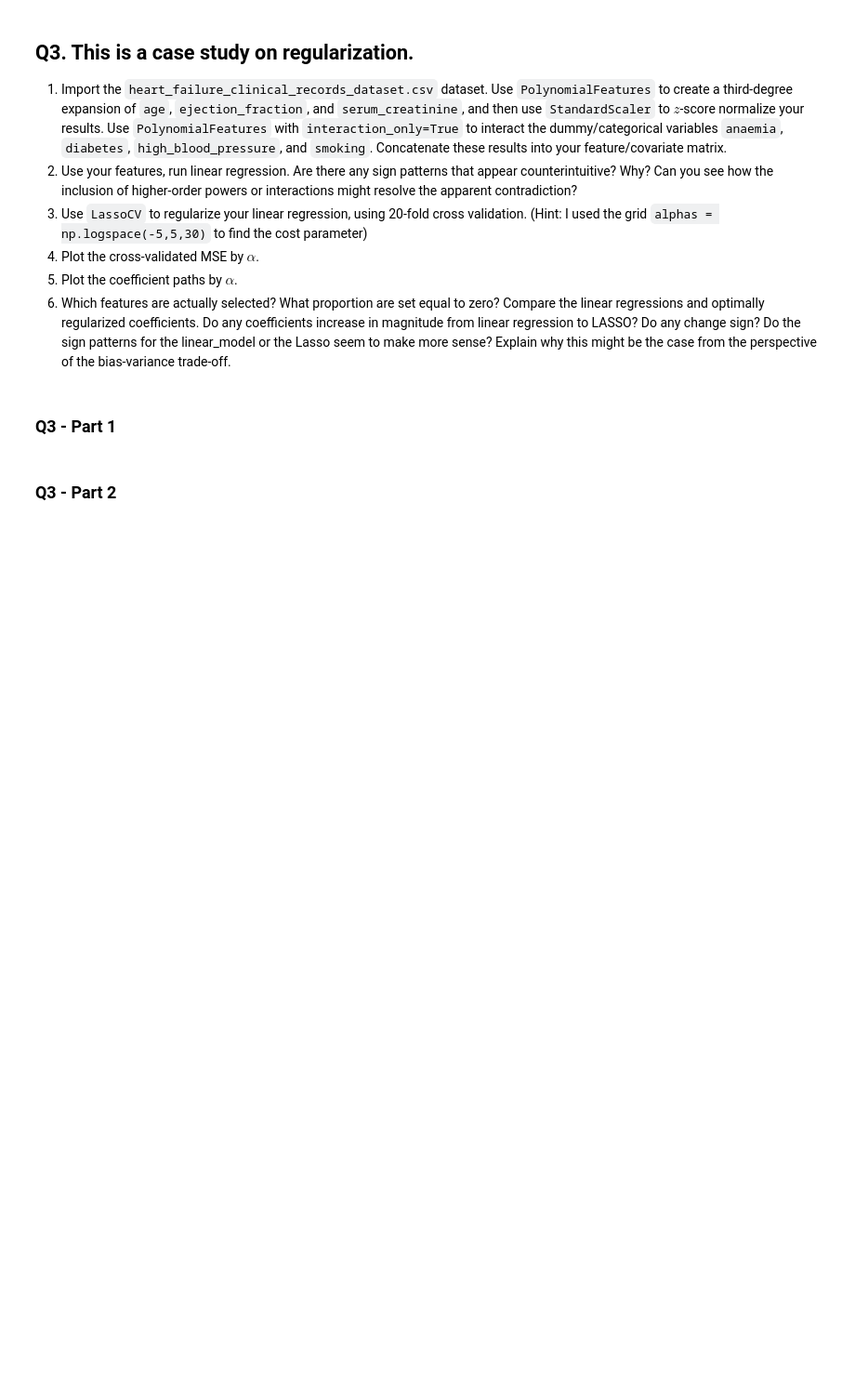
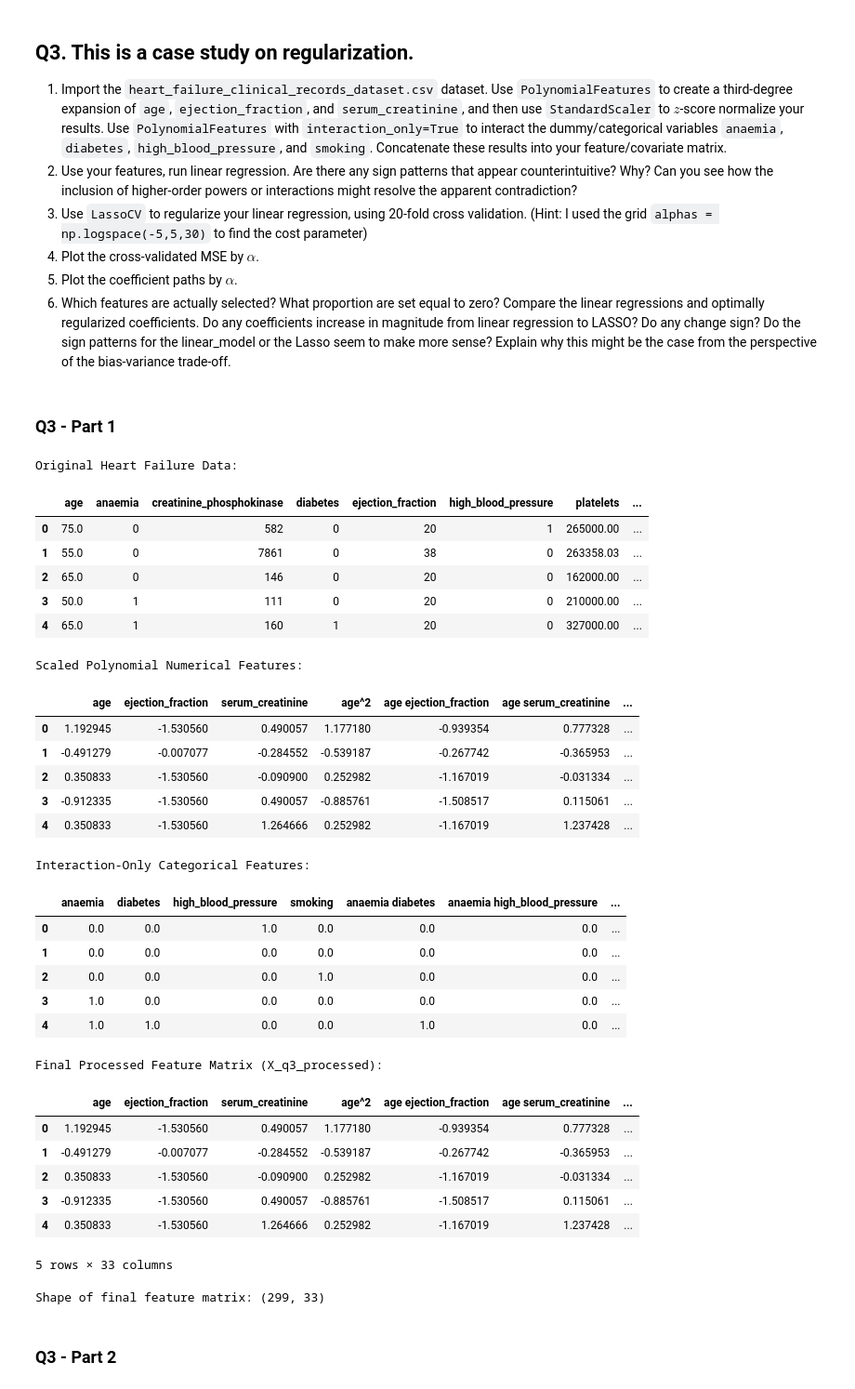
Before and after one commit to thomashooks53/undergrad_ml_assignments, a Jupyter notebook: 04_assignment_regularization.ipynb, the cells around one changed output. Shown at 93% size. Drawn from its saved outputs; the diff is of its cells as text; code cells hidden in the pictures; blank space fills up the shorter version.

```diff
--- a/04_assignment_regularization.ipynb
+++ b/04_assignment_regularization.ipynb
@@ -310,5 +310,76 @@ Looking at the comparison table of linear regression coefficients and Lasso-regu
 6. Which features are actually selected? What proportion are set equal to zero? Compare the linear regressions and optimally regularized coefficients. Do any coefficients increase in magnitude from linear regression to LASSO? Do any change sign? Do the sign patterns for the linear_model or the Lasso seem to make more sense? Explain why this might be the case from the perspective of the bias-variance trade-off.
 # %% [markdown]
 ### Q3 - Part 1
+# %%
+import pandas as pd
+from sklearn.preprocessing import PolynomialFeatures, StandardScaler
+
+heart_df = pd.read_csv('./data/heart_failure_clinical_records_dataset.csv')
+print("Original Heart Failure Data:")
+display(heart_df.head())
+
+num_features = ['age', 'ejection_fraction', 'serum_creatinine']
+X_num = heart_df[num_features]
+
+poly_num = PolynomialFeatures(degree=3, include_bias=False)
+X_num_poly = poly_num.fit_transform(X_num)
+poly_num_feature_names = poly_num.get_feature_names_out(num_features)
+
+scaler_num = StandardScaler()
+X_num_scaled = scaler_num.fit_transform(X_num_poly)
+X_num_scaled_df = pd.DataFrame(X_num_scaled, columns=poly_num_feature_names)
+
+print("\nScaled Polynomial Numerical Features:")
+display(X_num_scaled_df.head())
+
+cat_features = ['anaemia', 'diabetes', 'high_blood_pressure', 'smoking']
+X_cat = heart_df[cat_features]
+
+poly_cat_interaction = PolynomialFeatures(degree=3, interaction_only=True, include_bias=False)
+X_cat_interaction = poly_cat_interaction.fit_transform(X_cat)
+poly_cat_interaction_feature_names = poly_cat_interaction.get_feature_names_out(cat_features)
+
+X_cat_interaction_df = pd.DataFrame(X_cat_interaction, columns=poly_cat_interaction_feature_names)
+
+print("\nInteraction-Only Categorical Features:")
+display(X_cat_interaction_df.head())
+
+X_q3_processed = pd.concat([X_num_scaled_df, X_cat_interaction_df], axis=1)
+y_q3 = heart_df['DEATH_EVENT']
+
+print("\nFinal Processed Feature Matrix (X_q3_processed):")
+display(X_q3_processed.head())
+print(f"Shape of final feature matrix: {X_q3_processed.shape}")
+# %% [output]
+Original Heart Failure Data:
+|  | age | anaemia | creatinine_phosphokinase | diabetes | ejection_fraction | high_blood_pressure | platelets | ... |
+| 0 | 75.0 | 0 | 582 | 0 | 20 | 1 | 265000.00 | ... |
+| 1 | 55.0 | 0 | 7861 | 0 | 38 | 0 | 263358.03 | ... |
+| 2 | 65.0 | 0 | 146 | 0 | 20 | 0 | 162000.00 | ... |
+| 3 | 50.0 | 1 | 111 | 0 | 20 | 0 | 210000.00 | ... |
+| 4 | 65.0 | 1 | 160 | 1 | 20 | 0 | 327000.00 | ... |
+Scaled Polynomial Numerical Features:
+|  | age | ejection_fraction | serum_creatinine | age^2 | age ejection_fraction | age serum_creatinine | ... |
+| 0 | 1.192945 | -1.530560 | 0.490057 | 1.177180 | -0.939354 | 0.777328 | ... |
+| 1 | -0.491279 | -0.007077 | -0.284552 | -0.539187 | -0.267742 | -0.365953 | ... |
+| 2 | 0.350833 | -1.530560 | -0.090900 | 0.252982 | -1.167019 | -0.031334 | ... |
+| 3 | -0.912335 | -1.530560 | 0.490057 | -0.885761 | -1.508517 | 0.115061 | ... |
+| 4 | 0.350833 | -1.530560 | 1.264666 | 0.252982 | -1.167019 | 1.237428 | ... |
+Interaction-Only Categorical Features:
+|  | anaemia | diabetes | high_blood_pressure | smoking | anaemia diabetes | anaemia high_blood_pressure | ... |
+| 0 | 0.0 | 0.0 | 1.0 | 0.0 | 0.0 | 0.0 | ... |
+| 1 | 0.0 | 0.0 | 0.0 | 0.0 | 0.0 | 0.0 | ... |
+| 2 | 0.0 | 0.0 | 0.0 | 1.0 | 0.0 | 0.0 | ... |
+| 3 | 1.0 | 0.0 | 0.0 | 0.0 | 0.0 | 0.0 | ... |
+| 4 | 1.0 | 1.0 | 0.0 | 0.0 | 1.0 | 0.0 | ... |
+Final Processed Feature Matrix (X_q3_processed):
+|  | age | ejection_fraction | serum_creatinine | age^2 | age ejection_fraction | age serum_creatinine | ... |
+| 0 | 1.192945 | -1.530560 | 0.490057 | 1.177180 | -0.939354 | 0.777328 | ... |
+| 1 | -0.491279 | -0.007077 | -0.284552 | -0.539187 | -0.267742 | -0.365953 | ... |
+| 2 | 0.350833 | -1.530560 | -0.090900 | 0.252982 | -1.167019 | -0.031334 | ... |
+| 3 | -0.912335 | -1.530560 | 0.490057 | -0.885761 | -1.508517 | 0.115061 | ... |
+| 4 | 0.350833 | -1.530560 | 1.264666 | 0.252982 | -1.167019 | 1.237428 | ... |
+5 rows × 33 columns
+Shape of final feature matrix: (299, 33)
 # %% [markdown]
 ### Q3 - Part 2
```
Also changed, not shown: parts of 3 cells of this notebook.
